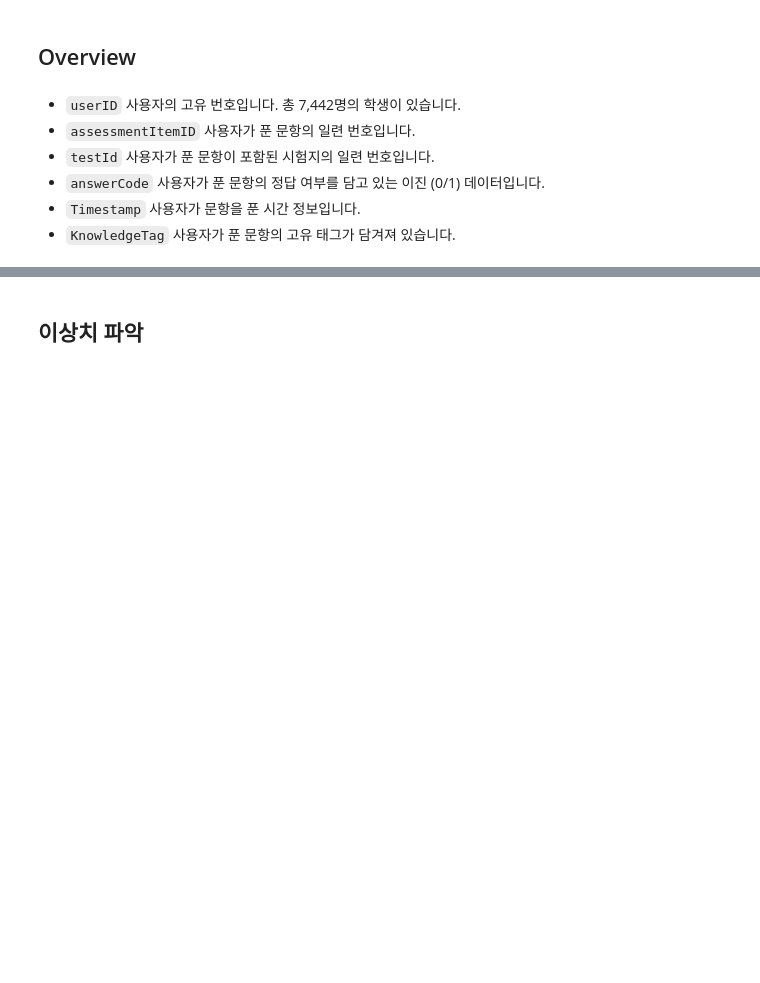
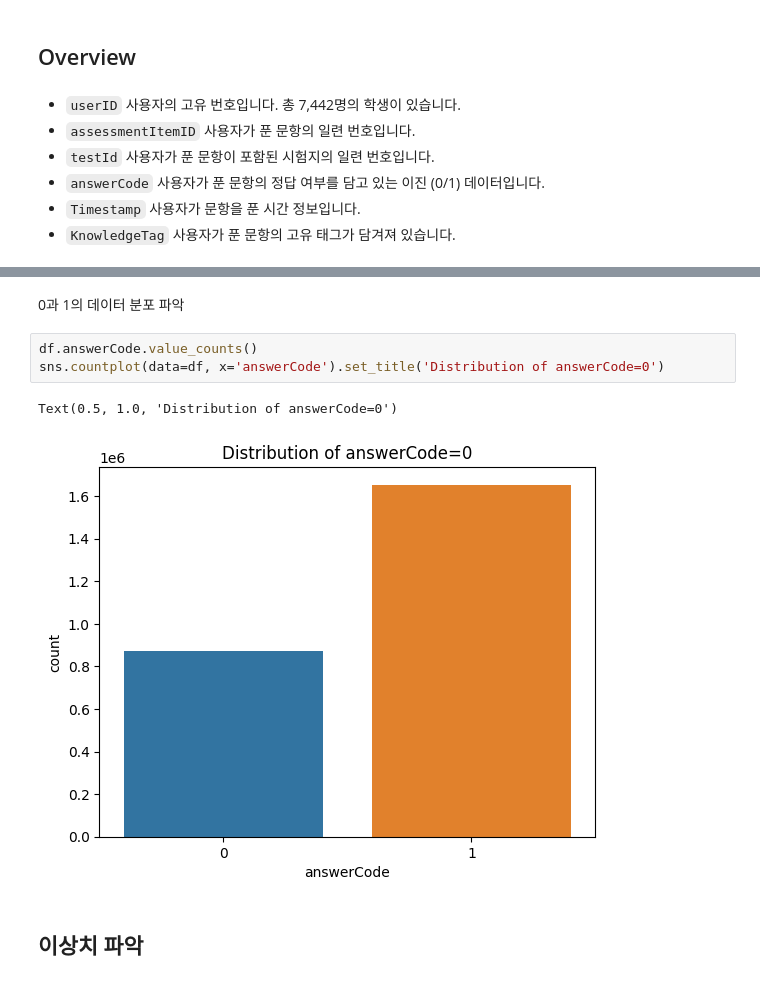
Before and after one commit to boostcampaitech5/level2_dkt-recsys-09, a Jupyter notebook: eda/eda_integration.ipynb, the cells around one changed output, grey strips where cells are left out. Saved outputs shown, nothing was run; the diff lists cells and outputs as text; blank space fills up the shorter version.

```diff
--- a/eda/eda_integration.ipynb
+++ b/eda/eda_integration.ipynb
@@ -91,3 +107,11 @@ df
+# %% [markdown]
+0과 1의 데이터 분포 파악
+# %%
+df.answerCode.value_counts()
+sns.countplot(data=df, x='answerCode').set_title('Distribution of answerCode=0')
+# %% [output]
+Text(0.5, 1.0, 'Distribution of answerCode=0')
+[figure, added]
 # %% [markdown]
 ## 이상치 파악
 # %% [markdown]
```
Also changed, not shown: parts of 15 cells of this notebook.
